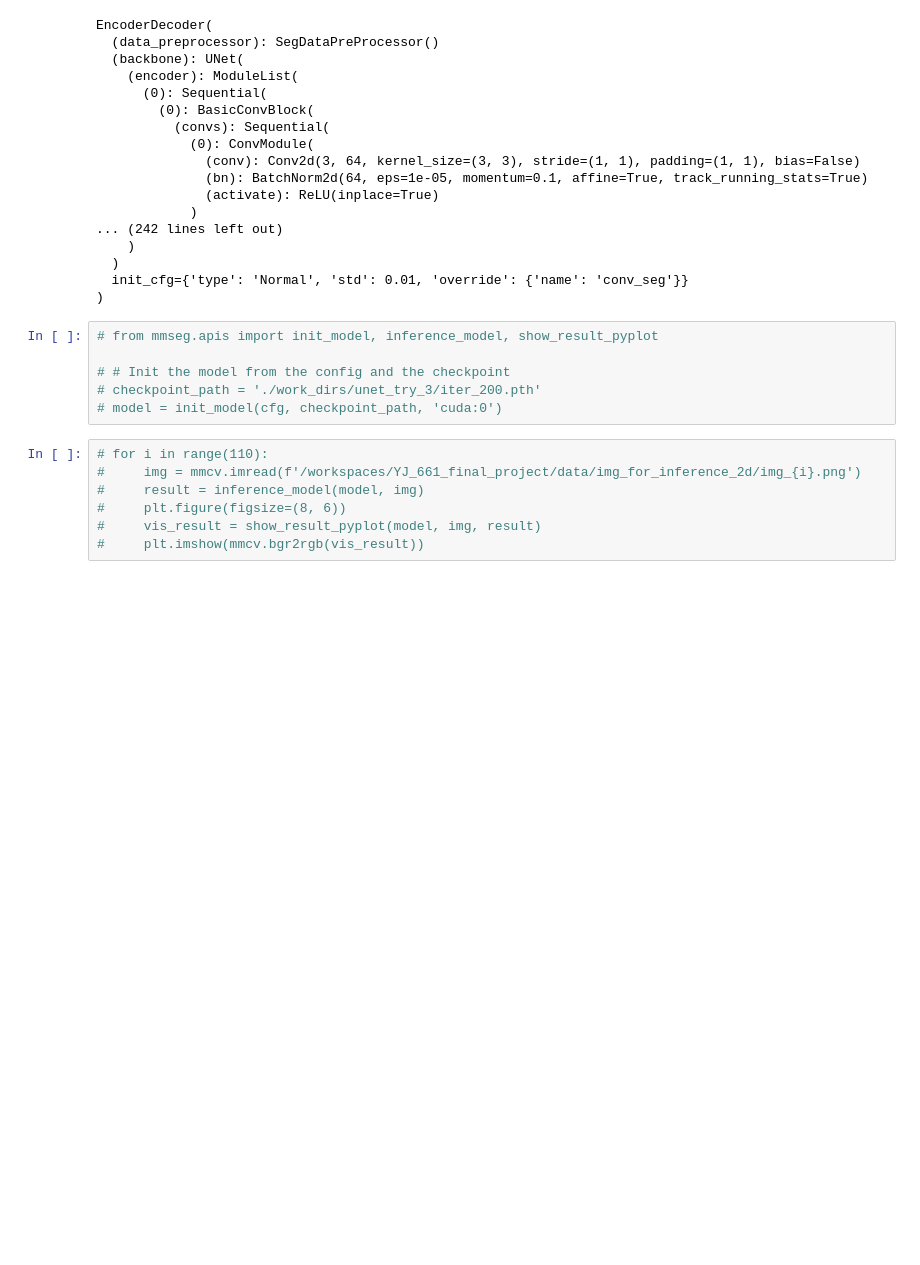
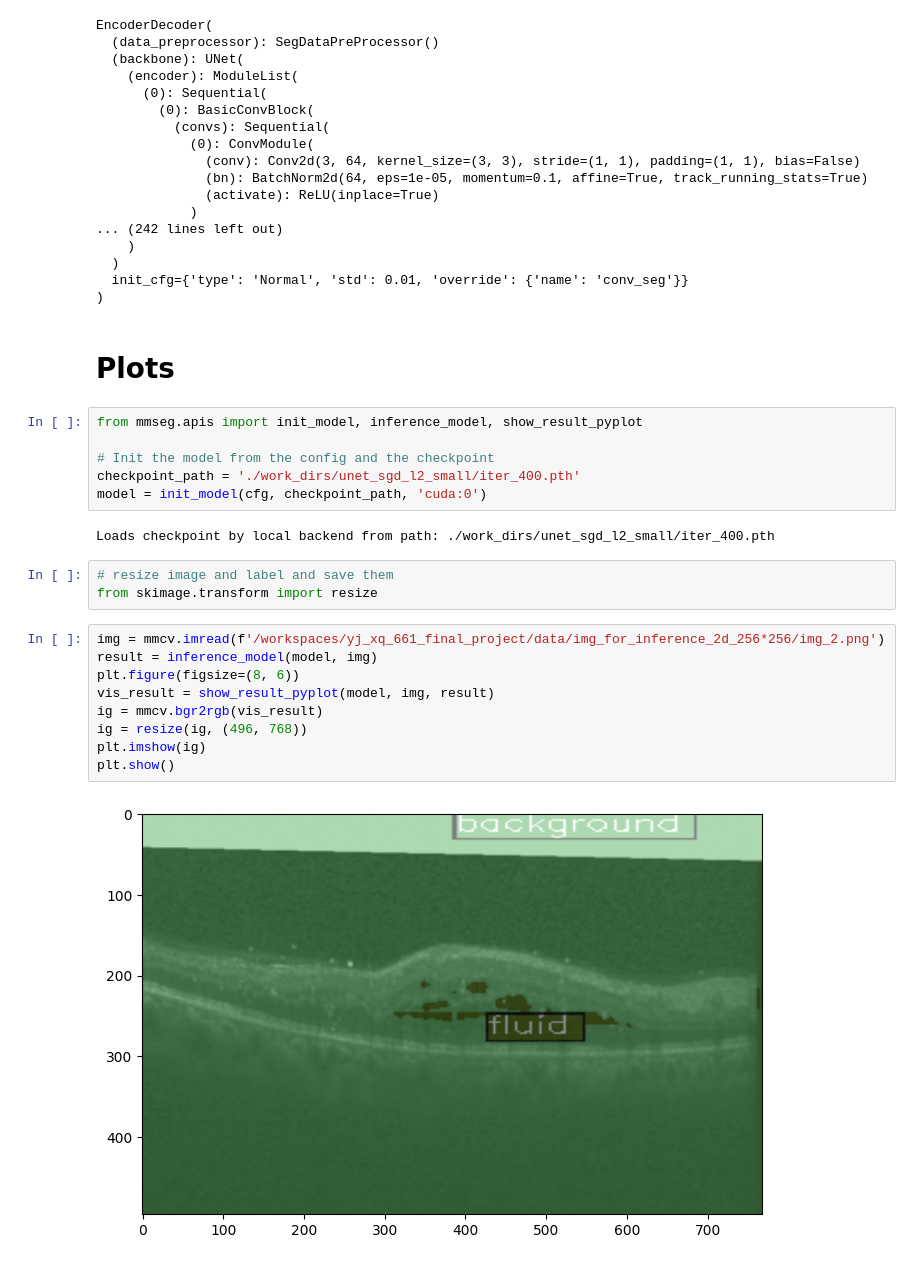
Before and after one commit to YZhu0225/Semantic-Segmentation-for-Retinal-Layer-in-Diabetic-Macular-Edema-using-Transfer-Learning, a Jupyter notebook: src/fine_tune_unet_sgd_l2small.ipynb, the cells around one changed output. Saved outputs shown, nothing was run; the diff lists cells and outputs as text; blank space fills up the shorter version.

Commit message:
finalmodel output

```diff
--- a/src/fine_tune_unet_sgd_l2small.ipynb
+++ b/src/fine_tune_unet_sgd_l2small.ipynb
@@ -237,16 +237,27 @@ EncoderDecoder(
   )
   init_cfg={'type': 'Normal', 'std': 0.01, 'override': {'name': 'conv_seg'}}
 )
+# %% [markdown]
+# Plots
 # %%
-# from mmseg.apis import init_model, inference_model, show_result_pyplot
+from mmseg.apis import init_model, inference_model, show_result_pyplot
 
-# # Init the model from the config and the checkpoint
-# checkpoint_path = './work_dirs/unet_try_3/iter_200.pth'
-# model = init_model(cfg, checkpoint_path, 'cuda:0')
+# Init the model from the config and the checkpoint
+checkpoint_path = './work_dirs/unet_sgd_l2_small/iter_400.pth'
+model = init_model(cfg, checkpoint_path, 'cuda:0')
+# %% [output]
+Loads checkpoint by local backend from path: ./work_dirs/unet_sgd_l2_small/iter_400.pth
+# %%
+# resize image and label and save them
+from skimage.transform import resize
 # %%
-# for i in range(110):
-#     img = mmcv.imread(f'/workspaces/YJ_661_final_project/data/img_for_inference_2d/img_{i}.png')
-#     result = inference_model(model, img)
-#     plt.figure(figsize=(8, 6))
-#     vis_result = show_result_pyplot(model, img, result)
-#     plt.imshow(mmcv.bgr2rgb(vis_result))
+img = mmcv.imread(f'/workspaces/yj_xq_661_final_project/data/img_for_inference_2d_256*256/img_2.png')
+result = inference_model(model, img)
+plt.figure(figsize=(8, 6))
+vis_result = show_result_pyplot(model, img, result)
+ig = mmcv.bgr2rgb(vis_result)
+ig = resize(ig, (496, 768))
+plt.imshow(ig)
+plt.show()
+# %% [output]
+[figure, added]
```
Also changed, not shown: parts of 2 cells of this notebook, 2 other files.
